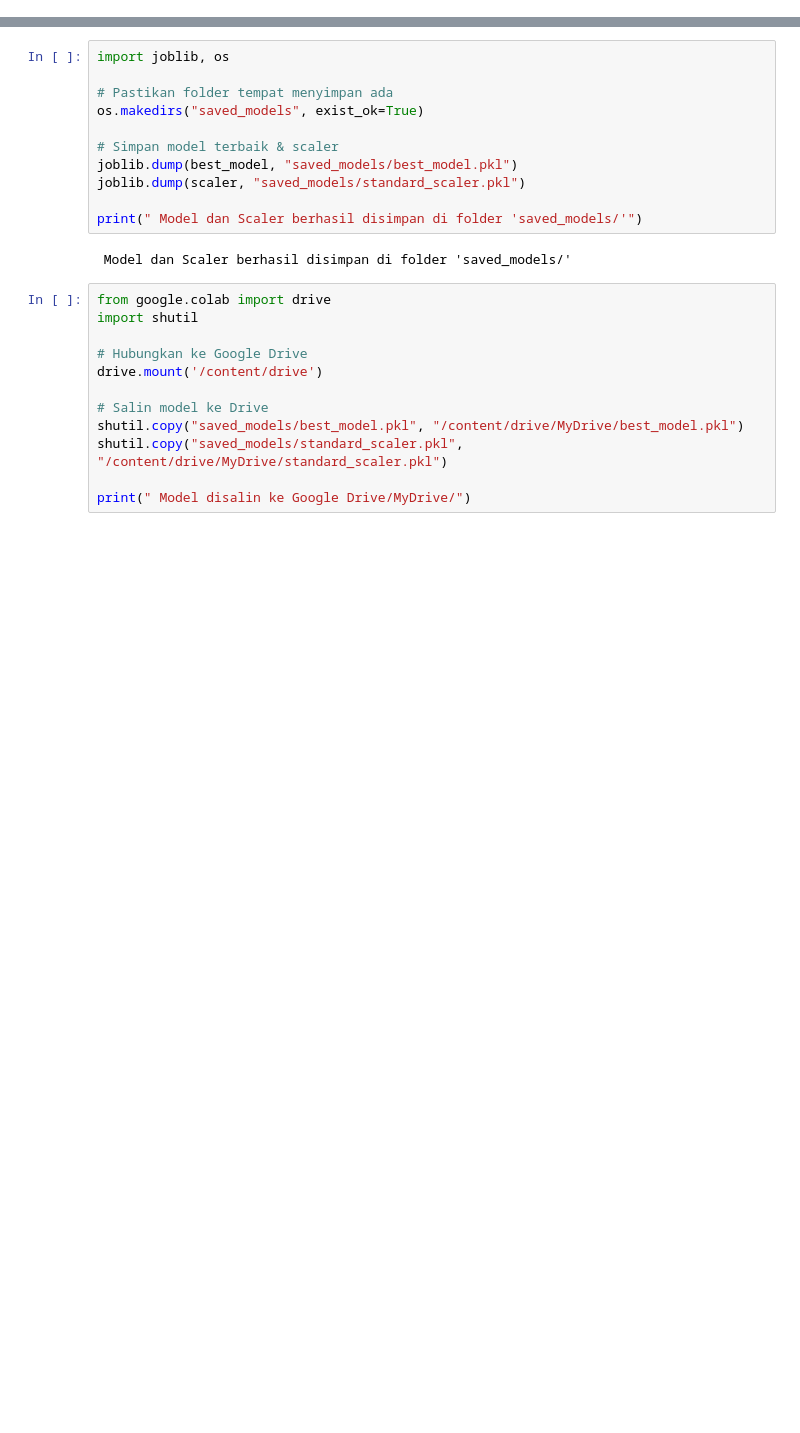
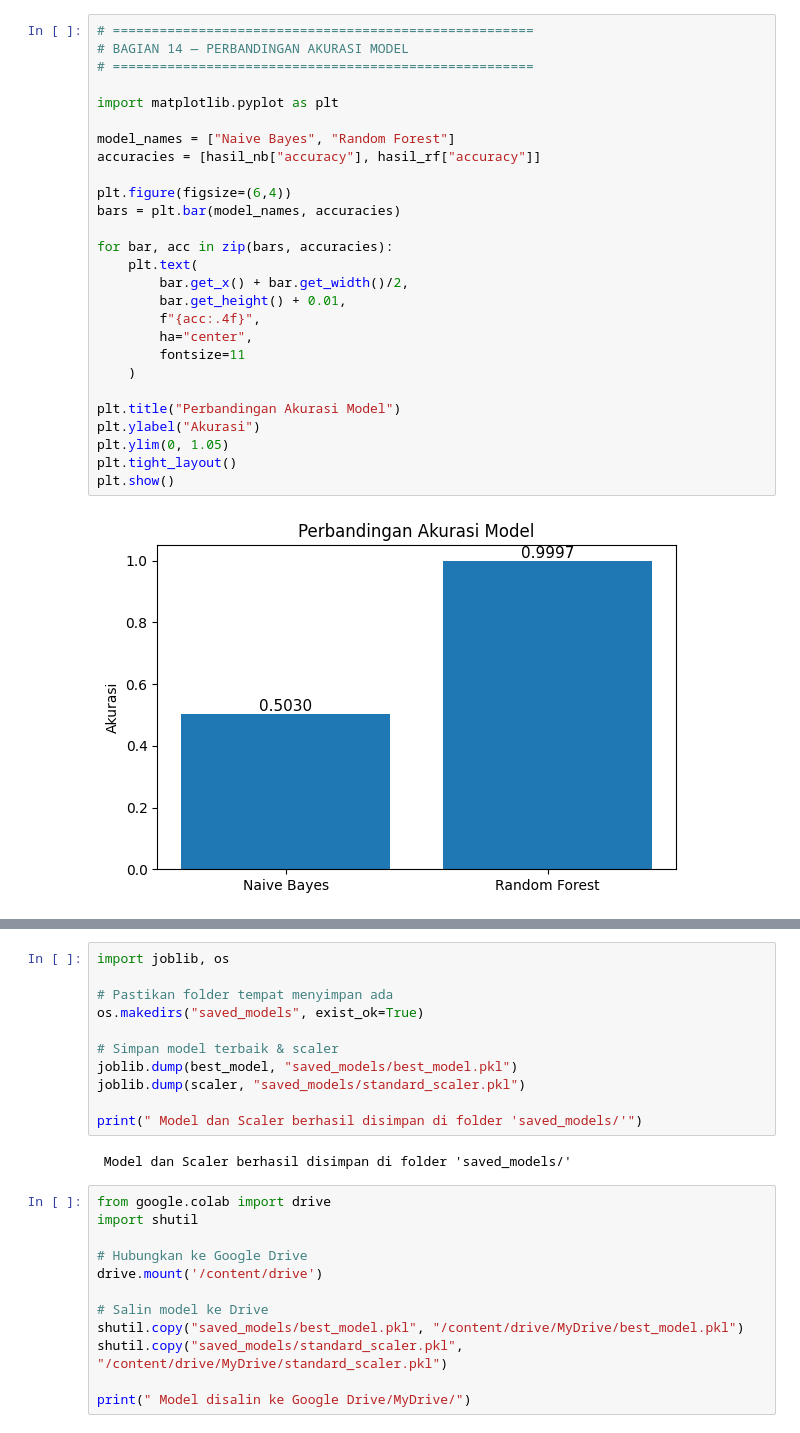
Before and after one commit to EfandraEka/SISTEM-PREDICTION-MENTAL-HEALTH, a Jupyter notebook: PERCOBAAN_3.ipynb, the cells around one changed output, grey strips where cells are left out. Cells and saved outputs as stored; diff of their text form; blank space fills up the shorter version.

```diff
--- a/PERCOBAAN_3.ipynb
+++ b/PERCOBAAN_3.ipynb
@@ -483,0 +478,29 @@ best_model_loaded, scaler_loaded = load_best_model()
+# %%
+# ======================================================
+# BAGIAN 14 — PERBANDINGAN AKURASI MODEL
+# ======================================================
+
+import matplotlib.pyplot as plt
+
+model_names = ["Naive Bayes", "Random Forest"]
+accuracies = [hasil_nb["accuracy"], hasil_rf["accuracy"]]
+
+plt.figure(figsize=(6,4))
+bars = plt.bar(model_names, accuracies)
+
+for bar, acc in zip(bars, accuracies):
+    plt.text(
+        bar.get_x() + bar.get_width()/2,
+        bar.get_height() + 0.01,
+        f"{acc:.4f}",
+        ha="center",
+        fontsize=11
+    )
+
+plt.title("Perbandingan Akurasi Model")
+plt.ylabel("Akurasi")
+plt.ylim(0, 1.05)
+plt.tight_layout()
+plt.show()
+# %% [output]
+[figure, added]
```
Also changed, not shown: parts of 40 cells of this notebook.
